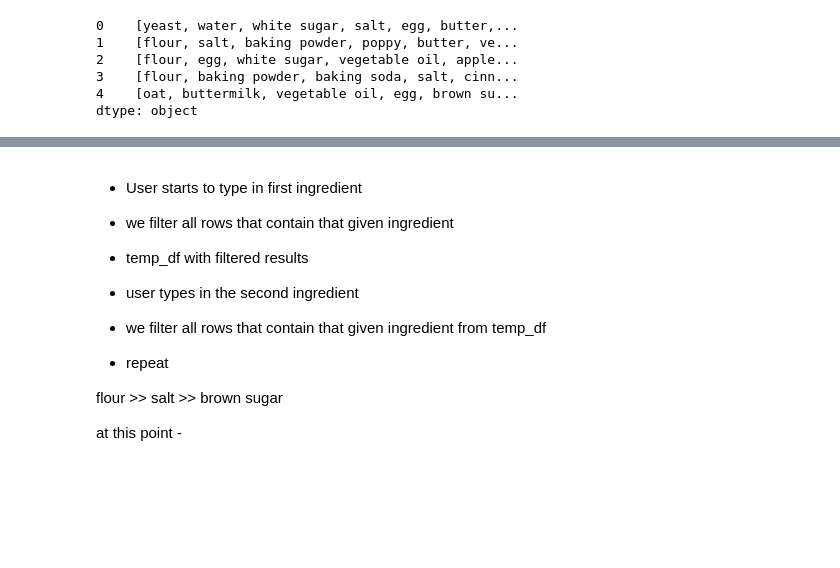
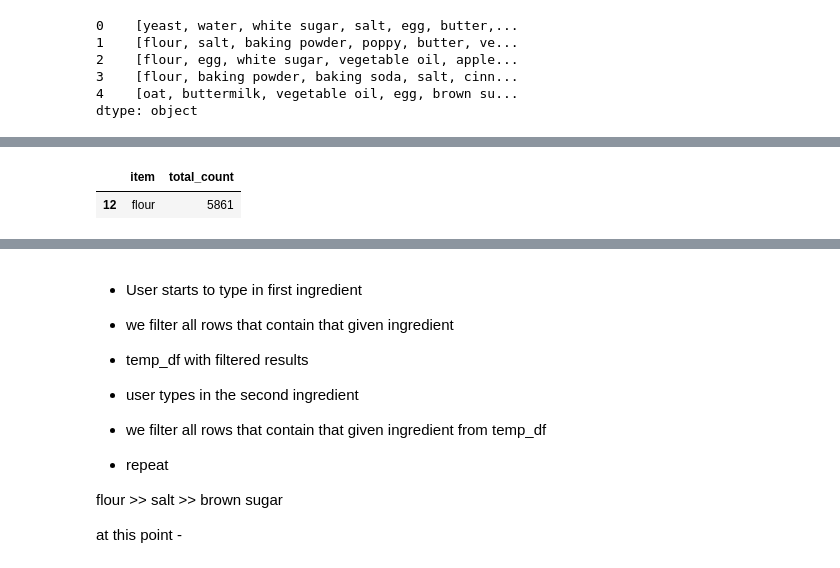
Before and after one commit to BloomTech-Labs/MyDish-DS, a Jupyter notebook: slightfoot/ing_pred_model.ipynb, the cells around one changed output, grey strips where cells are left out. Drawn from its saved outputs; the diff is of its cells as text; code cells hidden in the pictures; blank space fills up the shorter version.

```diff
--- a/slightfoot/ing_pred_model.ipynb
+++ b/slightfoot/ing_pred_model.ipynb
@@ -86,0 +154,5 @@ ocolate sandwich cookies': 238,
+# %%
+ingrDF[ingrDF['item'] == 'flour']
+# %% [output]
+|  | item | total_count |
+| 12 | flour | 5861 |
```
Also changed, not shown: parts of 12 cells of this notebook.
